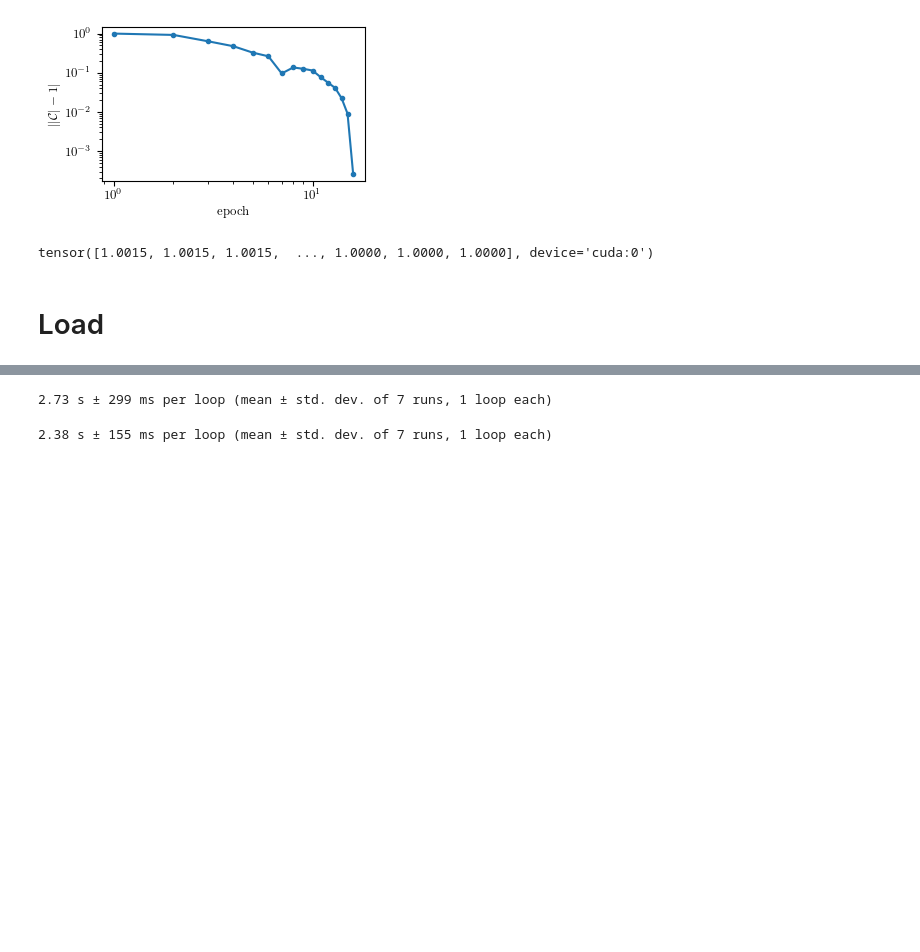
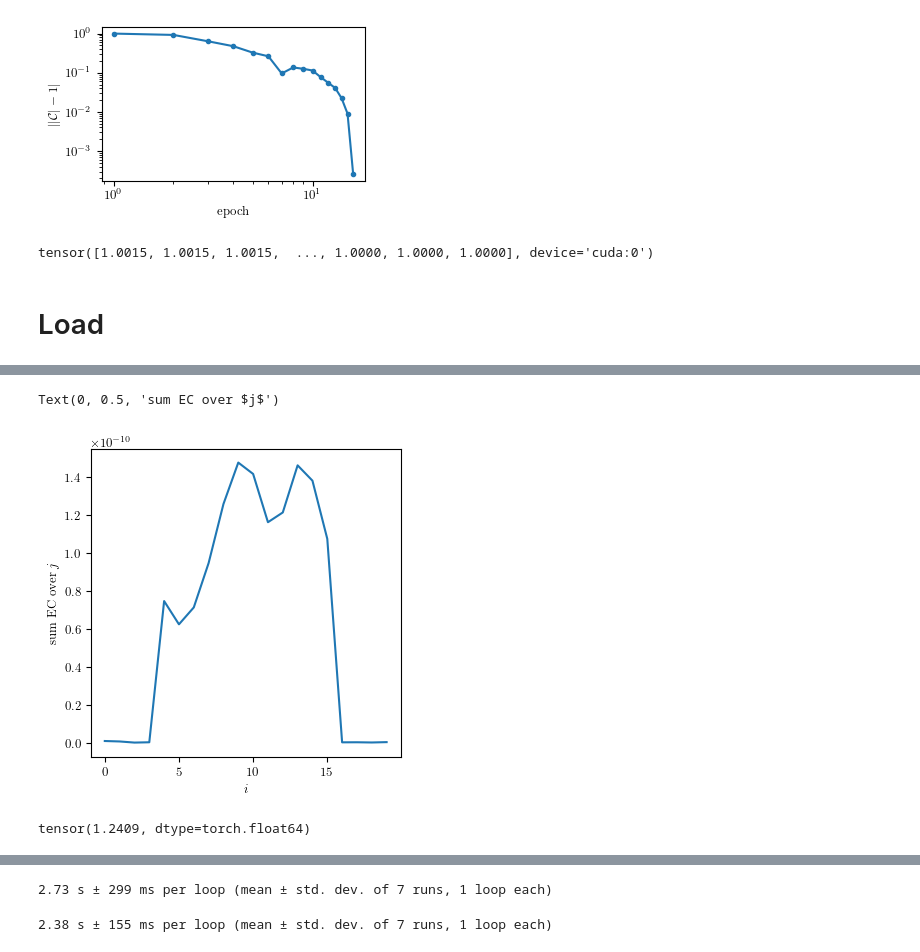
Before and after one commit to hainingpan/GTN, a Jupyter notebook: test_pytorch.ipynb, the cells around one changed output, grey strips where cells are left out. Cells and saved outputs as stored; diff of their text form; code cells hidden in the pictures; blank space fills up the shorter version.

```diff
--- a/test_pytorch.ipynb
+++ b/test_pytorch.ipynb
@@ -459,0 +472,12 @@ ani.save('L35_truncate_50.mp4', writer='ffmpeg', fps=3,dpi=200)
+# %%
+fig,ax=plt.subplots(figsize=(4,4))
+ax.plot(rs['EC'][-100][0].sum(axis=1))
+ax.set_xlabel('$i$')
+ax.set_ylabel('sum EC over $j$')
+# %% [output]
+Text(0, 0.5, 'sum EC over $j$')
+[figure, added]
+# %%
+rs['EC'][-1][0].sum(axis=1)[:17].sum()
+# %% [output]
+tensor(1.2409, dtype=torch.float64)
```
Also changed, not shown: parts of 13 cells of this notebook.
